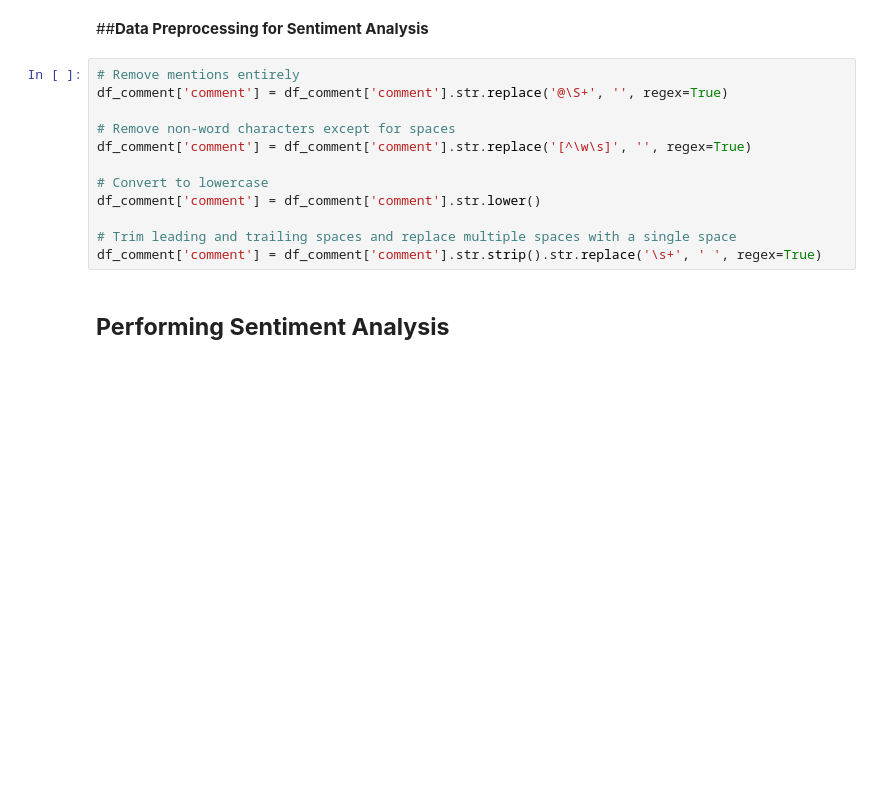
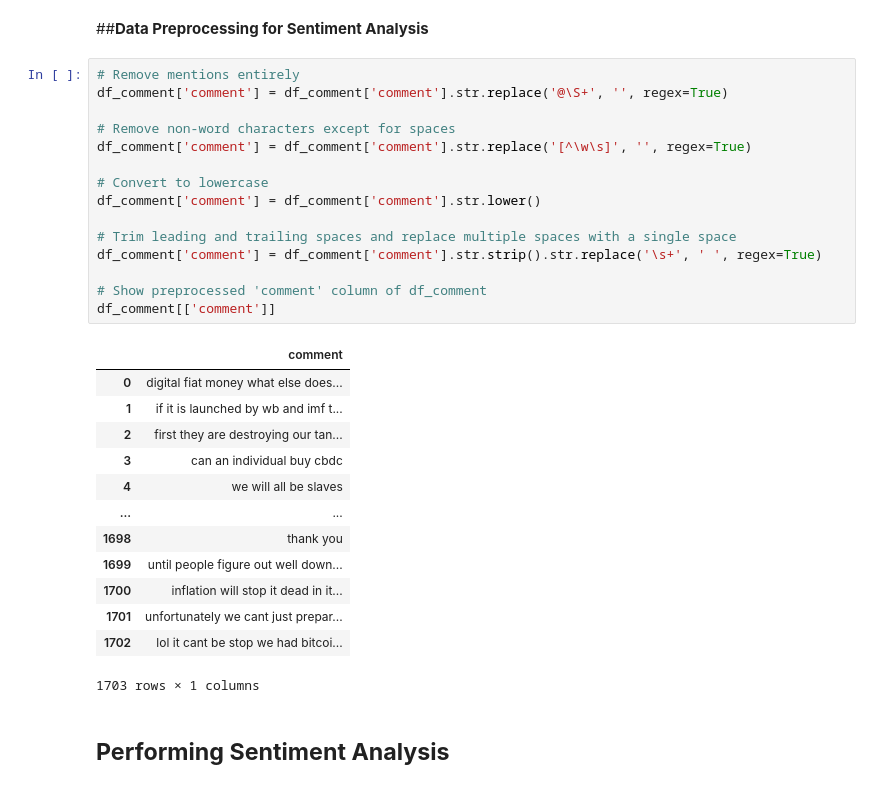
Before and after one commit to andrybrew/IHT-SEM1302-30Okt, a Jupyter notebook: practice_material/sentiment_analysis_vader_english.ipynb, the cells around one changed output. Drawn from its saved outputs; the diff is of its cells as text; blank space fills up the shorter version.

Commit message:
Update comments

```diff
--- a/practice_material/sentiment_analysis_vader_english.ipynb
+++ b/practice_material/sentiment_analysis_vader_english.ipynb
@@ -23,15 +40,32 @@ df_comment = pd.read_csv(data_url)
 # %%
 # Remove mentions entirely
 df_comment['comment'] = df_comment['comment'].str.replace('@\S+', '', regex=True)
 
 # Remove non-word characters except for spaces
 df_comment['comment'] = df_comment['comment'].str.replace('[^\w\s]', '', regex=True)
 
 # Convert to lowercase
 df_comment['comment'] = df_comment['comment'].str.lower()
 
 # Trim leading and trailing spaces and replace multiple spaces with a single space
 df_comment['comment'] = df_comment['comment'].str.strip().str.replace('\s+', ' ', regex=True)
+
+# Show preprocessed 'comment' column of df_comment
+df_comment[['comment']]
+# %% [output]
+|  | comment |
+| 0 | digital fiat money what else does... |
+| 1 | if it is launched by wb and imf t... |
+| 2 | first they are destroying our tan... |
+| 3 | can an individual buy cbdc |
+| 4 | we will all be slaves |
+| ... | ... |
+| 1698 | thank you |
+| 1699 | until people figure out well down... |
+| 1700 | inflation will stop it dead in it... |
+| 1701 | unfortunately we cant just prepar... |
+| 1702 | lol it cant be stop we had bitcoi... |
+1703 rows × 1 columns
 # %% [markdown]
 ## **Performing Sentiment Analysis**
 # %%
```
Also changed, not shown: parts of 1 cell of this notebook.
